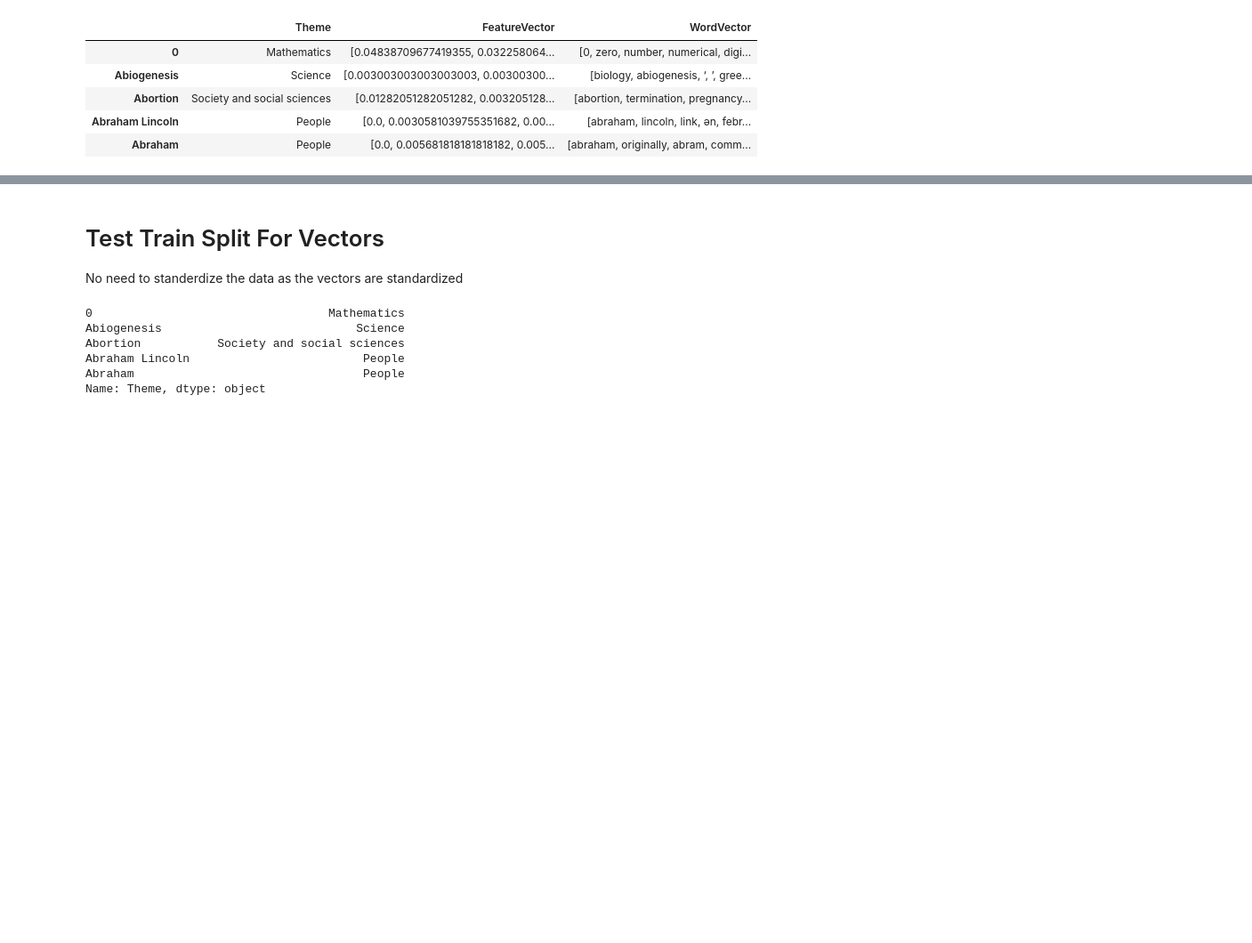
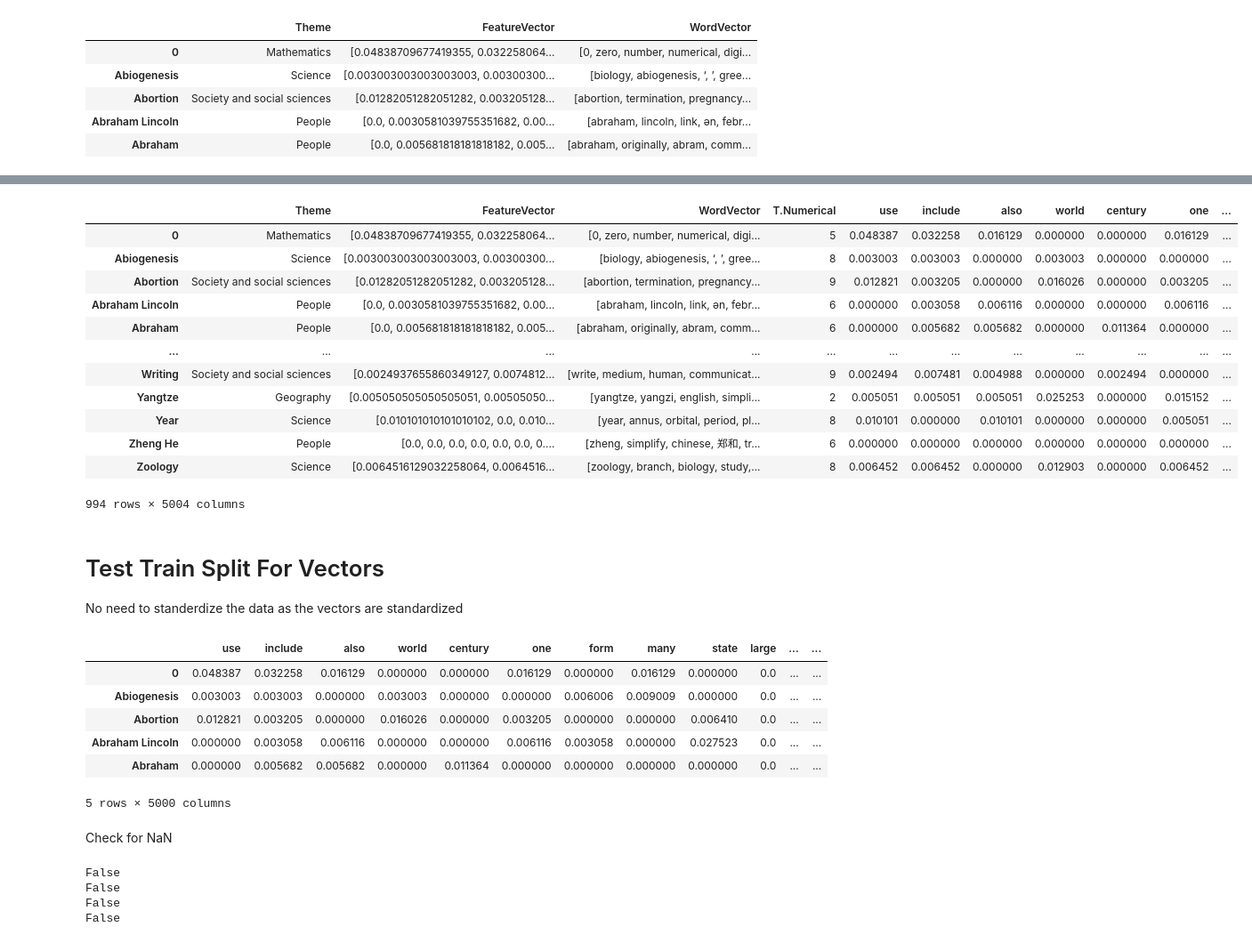
Before and after one commit to csupika/F21DL-Machine-Learning-Portfolio, a Jupyter notebook: lab9.ipynb, the cells around one changed output, grey strips where cells are left out. Shown at 89% size. Saved outputs shown, nothing was run; the diff lists cells and outputs as text; code cells hidden in the pictures; blank space fills up the shorter version.

```diff
--- a/lab9.ipynb
+++ b/lab9.ipynb
@@ -20,19 +62,49 @@ df_vector.head()
+# %%
+df_vector = pd.concat([df_vector, tmp_feature_per_column], axis=1)
+df_vector
+# %% [output]
+|  | Theme | FeatureVector | WordVector | T.Numerical | use | include | also | world | century | one | ... |
+| 0 | Mathematics | [0.04838709677419355, 0.032258064... | [0, zero, number, numerical, digi... | 5 | 0.048387 | 0.032258 | 0.016129 | 0.000000 | 0.000000 | 0.016129 | ... |
+| Abiogenesis | Science | [0.003003003003003003, 0.00300300... | [biology, abiogenesis, ‘, ’, gree... | 8 | 0.003003 | 0.003003 | 0.000000 | 0.003003 | 0.000000 | 0.000000 | ... |
+| Abortion | Society and social sciences | [0.01282051282051282, 0.003205128... | [abortion, termination, pregnancy... | 9 | 0.012821 | 0.003205 | 0.000000 | 0.016026 | 0.000000 | 0.003205 | ... |
+| Abraham Lincoln | People | [0.0, 0.0030581039755351682, 0.00... | [abraham, lincoln, link, ən, febr... | 6 | 0.000000 | 0.003058 | 0.006116 | 0.000000 | 0.000000 | 0.006116 | ... |
+| Abraham | People | [0.0, 0.005681818181818182, 0.005... | [abraham, originally, abram, comm... | 6 | 0.000000 | 0.005682 | 0.005682 | 0.000000 | 0.011364 | 0.000000 | ... |
+| ... | ... | ... | ... | ... | ... | ... | ... | ... | ... | ... | ... |
+| Writing | Society and social sciences | [0.0024937655860349127, 0.0074812... | [write, medium, human, communicat... | 9 | 0.002494 | 0.007481 | 0.004988 | 0.000000 | 0.002494 | 0.000000 | ... |
+| Yangtze | Geography | [0.005050505050505051, 0.00505050... | [yangtze, yangzi, english, simpli... | 2 | 0.005051 | 0.005051 | 0.005051 | 0.025253 | 0.000000 | 0.015152 | ... |
+| Year | Science | [0.010101010101010102, 0.0, 0.010... | [year, annus, orbital, period, pl... | 8 | 0.010101 | 0.000000 | 0.010101 | 0.000000 | 0.000000 | 0.005051 | ... |
+| Zheng He | People | [0.0, 0.0, 0.0, 0.0, 0.0, 0.0, 0.... | [zheng, simplify, chinese, 郑和, tr... | 6 | 0.000000 | 0.000000 | 0.000000 | 0.000000 | 0.000000 | 0.000000 | ... |
+| Zoology | Science | [0.0064516129032258064, 0.0064516... | [zoology, branch, biology, study,... | 8 | 0.006452 | 0.006452 | 0.000000 | 0.012903 | 0.000000 | 0.006452 | ... |
+994 rows × 5004 columns
 # %% [markdown]
 # Test Train Split For Vectors
 No need to standerdize the data as the vectors are standardized
 # %%
-x_vector = df_vector.FeatureVector.copy()
-y_vector = df_vector.Theme.copy()
-y_vector.head()
+x_vector = df_vector.loc[:, "use":].copy()
+y_vector = df_vector["T.Numerical"].copy()
+x_vector.head()
 # %% [output]
+|  | use | include | also | world | century | one | form | many | state | large | ... | ... |
+| 0 | 0.048387 | 0.032258 | 0.016129 | 0.000000 | 0.000000 | 0.016129 | 0.000000 | 0.016129 | 0.000000 | 0.0 | ... | ... |
+| Abiogenesis | 0.003003 | 0.003003 | 0.000000 | 0.003003 | 0.000000 | 0.000000 | 0.006006 | 0.009009 | 0.000000 | 0.0 | ... | ... |
+| Abortion | 0.012821 | 0.003205 | 0.000000 | 0.016026 | 0.000000 | 0.003205 | 0.000000 | 0.000000 | 0.006410 | 0.0 | ... | ... |
+| Abraham Lincoln | 0.000000 | 0.003058 | 0.006116 | 0.000000 | 0.000000 | 0.006116 | 0.003058 | 0.000000 | 0.027523 | 0.0 | ... | ... |
+| Abraham | 0.000000 | 0.005682 | 0.005682 | 0.000000 | 0.011364 | 0.000000 | 0.000000 | 0.000000 | 0.000000 | 0.0 | ... | ... |
-0                                  Mathematics
-Abiogenesis                            Science
-Abortion           Society and social sciences
-Abraham Lincoln                         People
-Abraham                                 People
-Name: Theme, dtype: object
+5 rows × 5000 columns
 # %%
 x_vec_train, x_vec_test, y_vec_train, y_vec_test = train_test_split(x_vector, y_vector, test_size=0.2, random_state=5)
+# %% [markdown]
+Check for NaN
+# %%
+tmp = [x_vec_train, x_vec_test, y_vec_train, y_vec_test]
+
+for e in tmp:
+    print(e.isnull().values.any())
+# %% [output]
+False
+False
+False
+False
 # %%
 x_vec_test.head()
 # %% [output]
```
Also changed, not shown: parts of 81 cells of this notebook, 1 other file.
